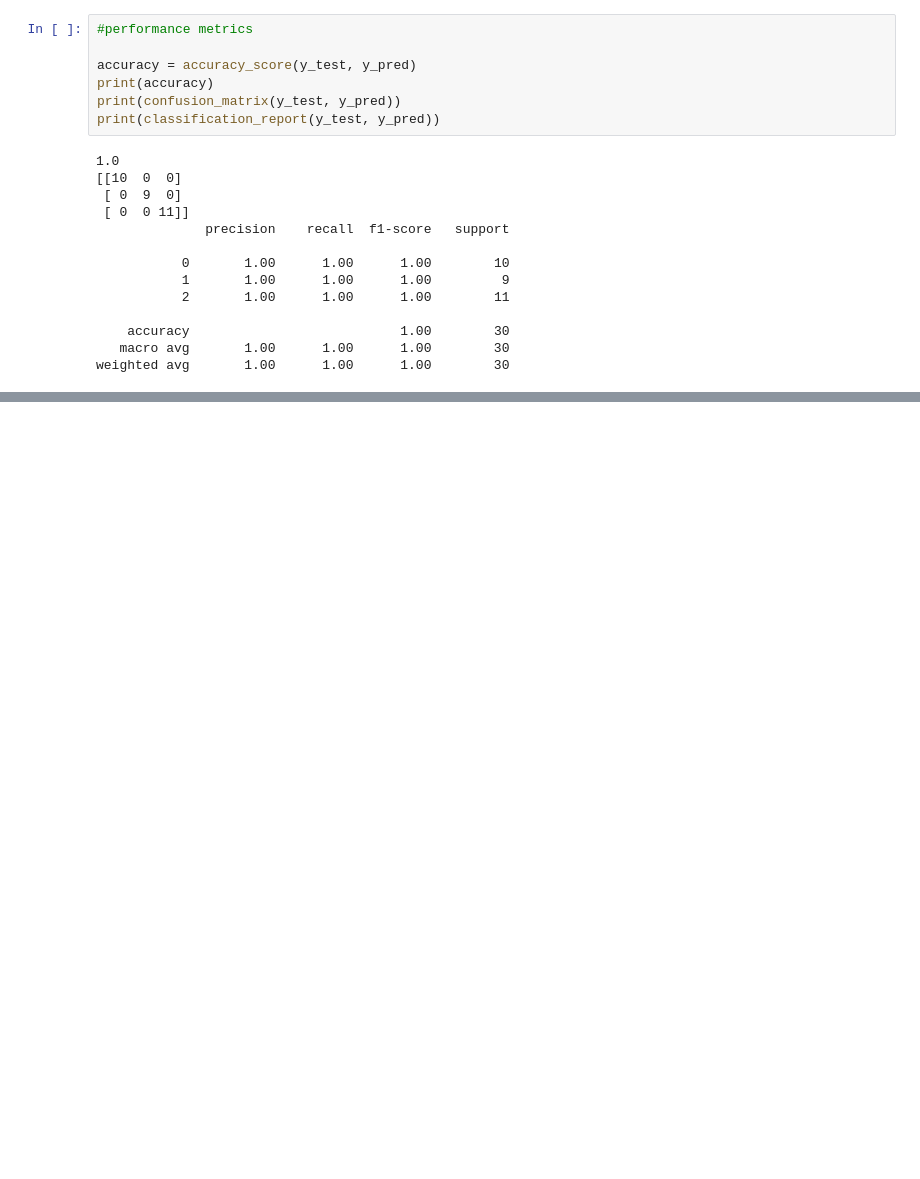
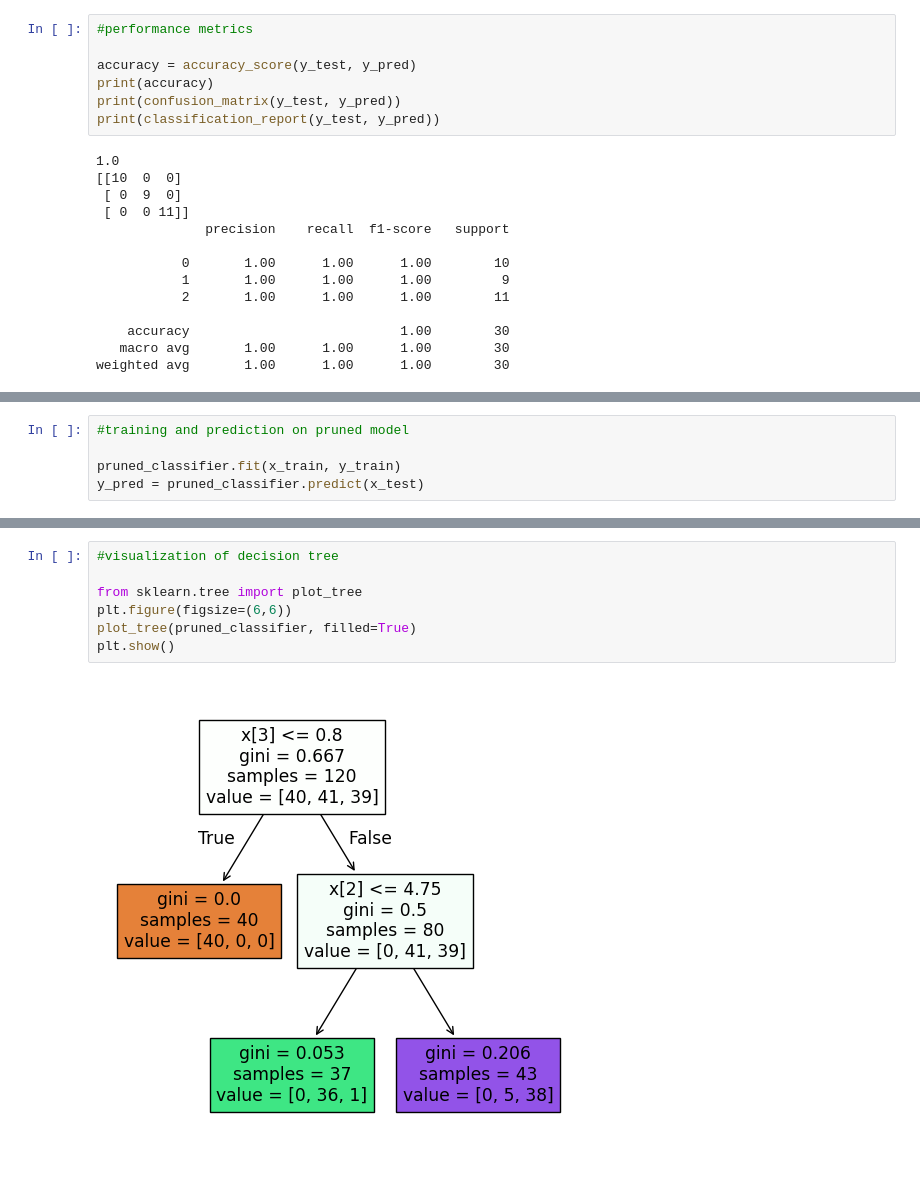
Before and after one commit to NarnindiMounica/Machine_Learning_Works, a Jupyter notebook: Decision_Tree/classifier_implementation.ipynb, the cells around one changed output, grey strips where cells are left out. Drawn from its saved outputs; the diff is of its cells as text; blank space fills up the shorter version.

```diff
--- a/Decision_Tree/classifier_implementation.ipynb
+++ b/Decision_Tree/classifier_implementation.ipynb
@@ -88,0 +108,5 @@ weighted avg       1.00      1.00      1.00        30
+# %%
+#training and prediction on pruned model
+
+pruned_classifier.fit(x_train, y_train)
+y_pred = pruned_classifier.predict(x_test)
@@ -88,0 +134,9 @@ weighted avg       1.00      1.00      1.00        30
+# %%
+#visualization of decision tree
+
+from sklearn.tree import plot_tree
+plt.figure(figsize=(6,6))
+plot_tree(pruned_classifier, filled=True)
+plt.show()
+# %% [output]
+[figure, added]
```
Also changed, not shown: parts of 4 cells of this notebook.
